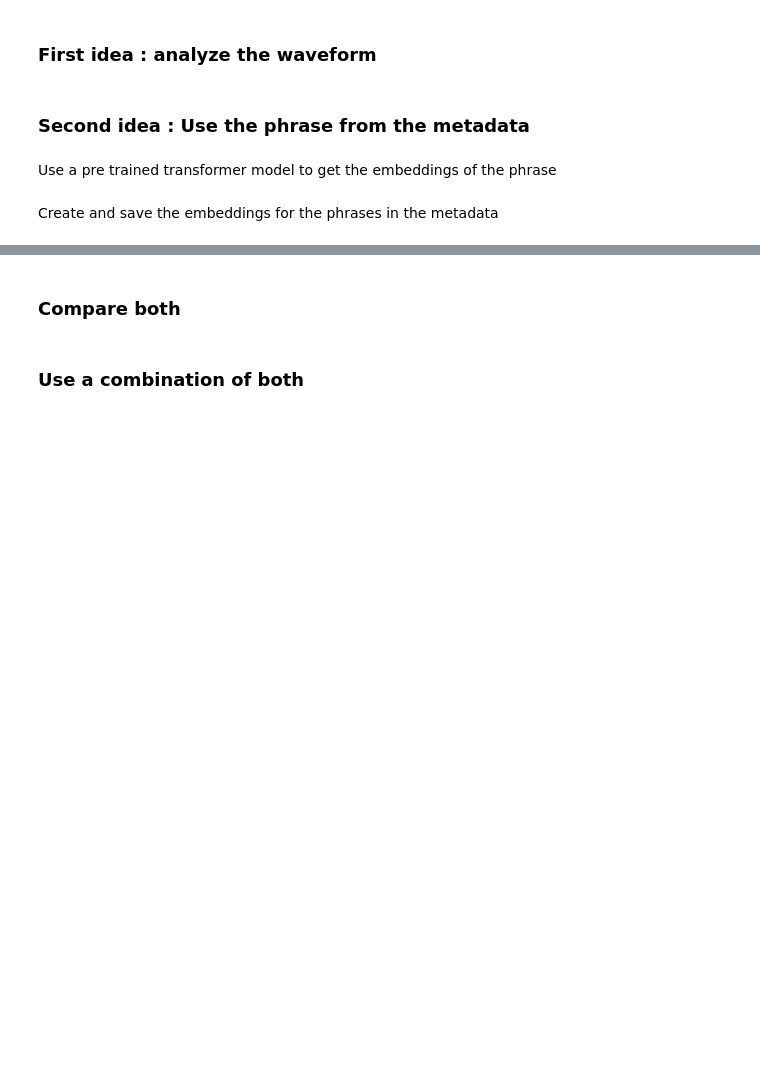
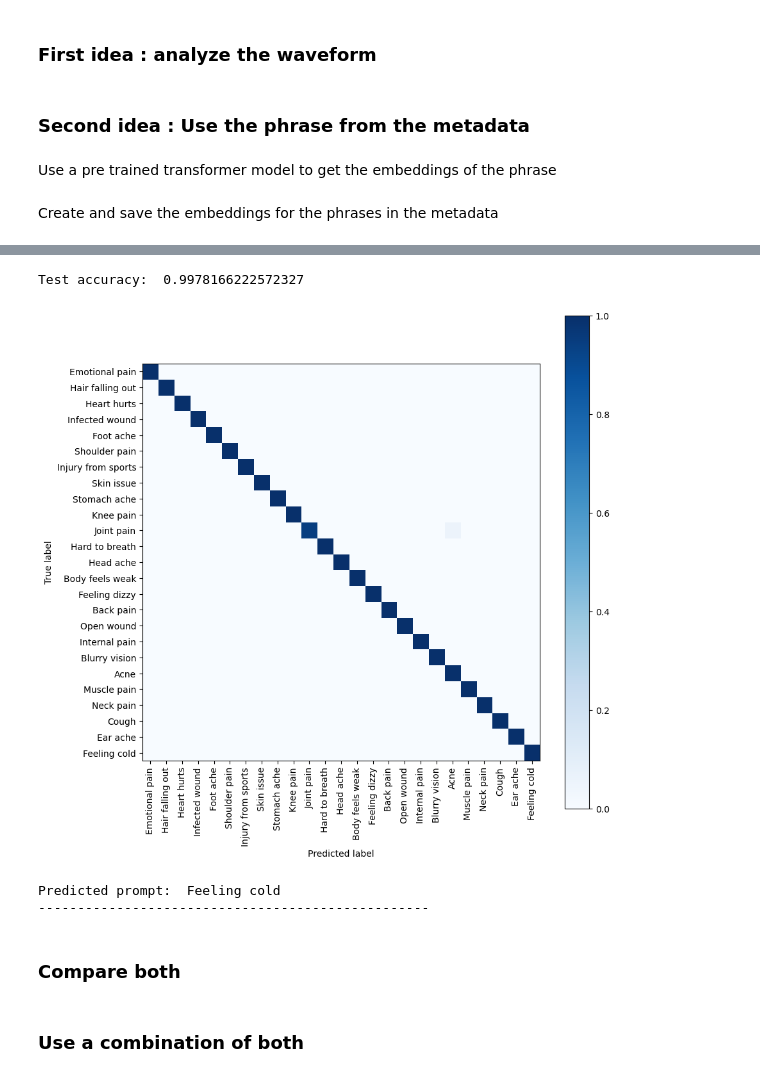
Before and after one commit to jules20022000/dl_project, a Jupyter notebook: main.ipynb, the cells around one changed output, grey strips where cells are left out. Saved outputs shown, nothing was run; the diff lists cells and outputs as text; code cells hidden in the pictures; blank space fills up the shorter version.

```diff
--- a/main.ipynb
+++ b/main.ipynb
@@ -347,3 +406,77 @@ Accuracy:  0.52  %
+# %%
+# create confusion matrix for the valid set
+classifier.eval()
+with torch.no_grad():
+    inputs, targets = valid_embeddings.to(device), valid_labels.to(device, dtype=torch.long)
+    outputs = classifier(inputs)
+    predictions = torch.argmax(outputs, dim=1)
+    accuracy = torch.mean((predictions == targets).float())
+    print("Test accuracy: ", accuracy.item())
+
+    # Create confusion matrix
+    confusion_matrix = torch.zeros(len(prompt_to_id), len(prompt_to_id))
+    for t, p in zip(targets, predictions):
+        confusion_matrix[t, p] += 1
+
+    # Normalize confusion matrix
+    confusion_matrix = confusion_matrix / confusion_matrix.sum(dim=1, keepdim=True)
+
+    # Create a figure
+    plt.figure(figsize=(10, 10))
+    # Show confusion matrix
+    plt.imshow(confusion_matrix, cmap='Blues')
+    plt.xticks(range(len(prompt_to_id)), prompt_to_id.keys(), rotation=90)
+    plt.yticks(range(len(prompt_to_id)), prompt_to_id.keys())
+    plt.xlabel('Predicted label')
+    plt.ylabel('True label')
+    plt.colorbar()
+
+
+    plt.show()
+# %% [output]
+Test accuracy:  0.9978166222572327
+[figure, added]
+# %%
+# test the model using sentences generated by ChatGPT
+sentences = ["I've got chills"]
+acc = 0
+labels = prompt_to_id.values()
+for sentence, label in zip(sentences, labels):
+    tokenized_text = tokenizer.tokenize(sentence)
+    indexed_tokens = tokenizer.convert_tokens_to_ids(tokenized_text)
+    segments_ids = [1] * len(tokenized_text)
+
+    tokens_tensor = torch.tensor([indexed_tokens])
+    segments_tensors = torch.tensor([segments_ids])
+
+    model.eval()
+    # Get hidden states
+    with torch.no_grad():
+        outputs = model(tokens_tensor, segments_tensors)
+        hidden_states = outputs.last_hidden_state
+
+    # take the mean of the embeddings over the whole sentence
+    sentence_embedding = torch.mean(hidden_states[0], dim=0)
+
+    # classify the sentence
+    classifier.eval()
+    with torch.no_grad():
+        inputs = sentence_embedding.to(device)
+        inputs = inputs.unsqueeze(0)
+        outputs = classifier(inputs)
+        prediction = torch.argmax(outputs, dim=1)
+        predicted_prompt = list(prompt_to_id.keys())[prediction.item()]
+
+    # print("Label: ", label)
+    print("Predicted prompt: ", predicted_prompt)
+    print("--------------------------------------------------")
+    print("\n")
+    # acc += label == predicted_prompt
+
+# print("Accuracy: ", acc / len(sentences), " %")
+# %% [output]
+Predicted prompt:  Feeling cold
+--------------------------------------------------
 # %% [markdown]
 ### Compare both
 # %% [markdown]
```
Also changed, not shown: parts of 12 cells of this notebook, 2 other files.
